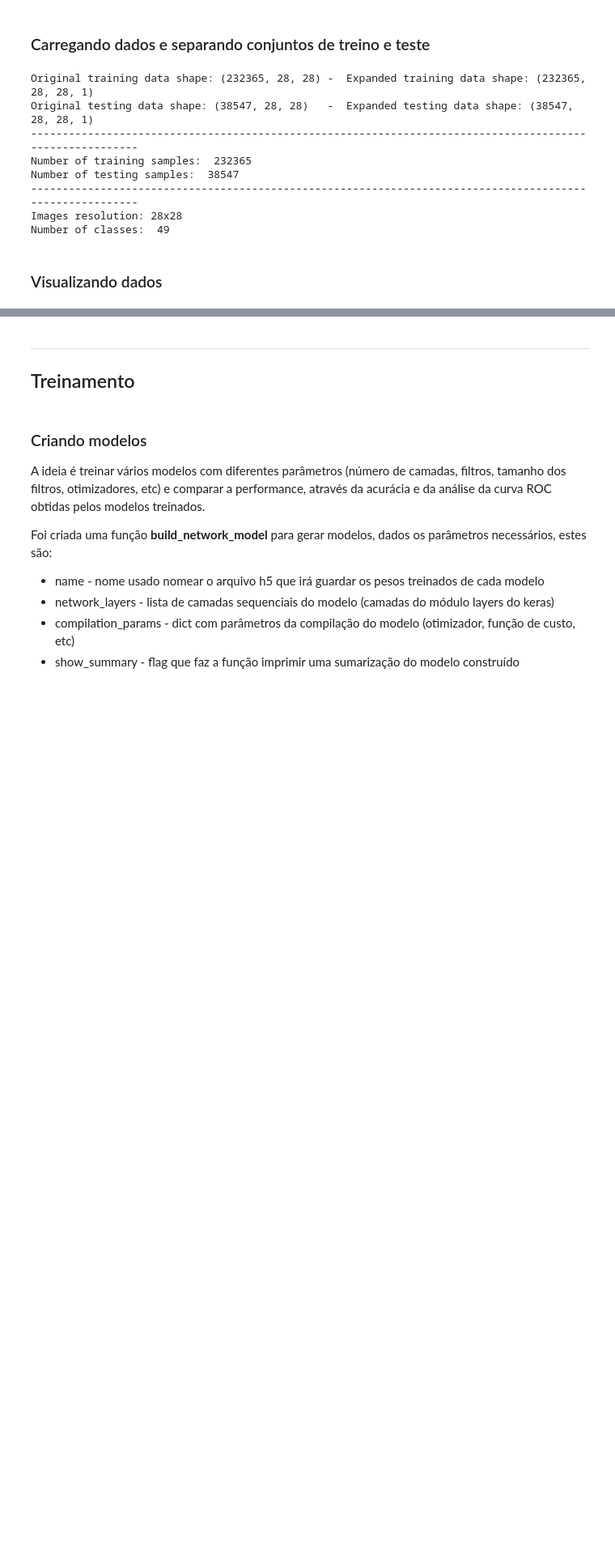
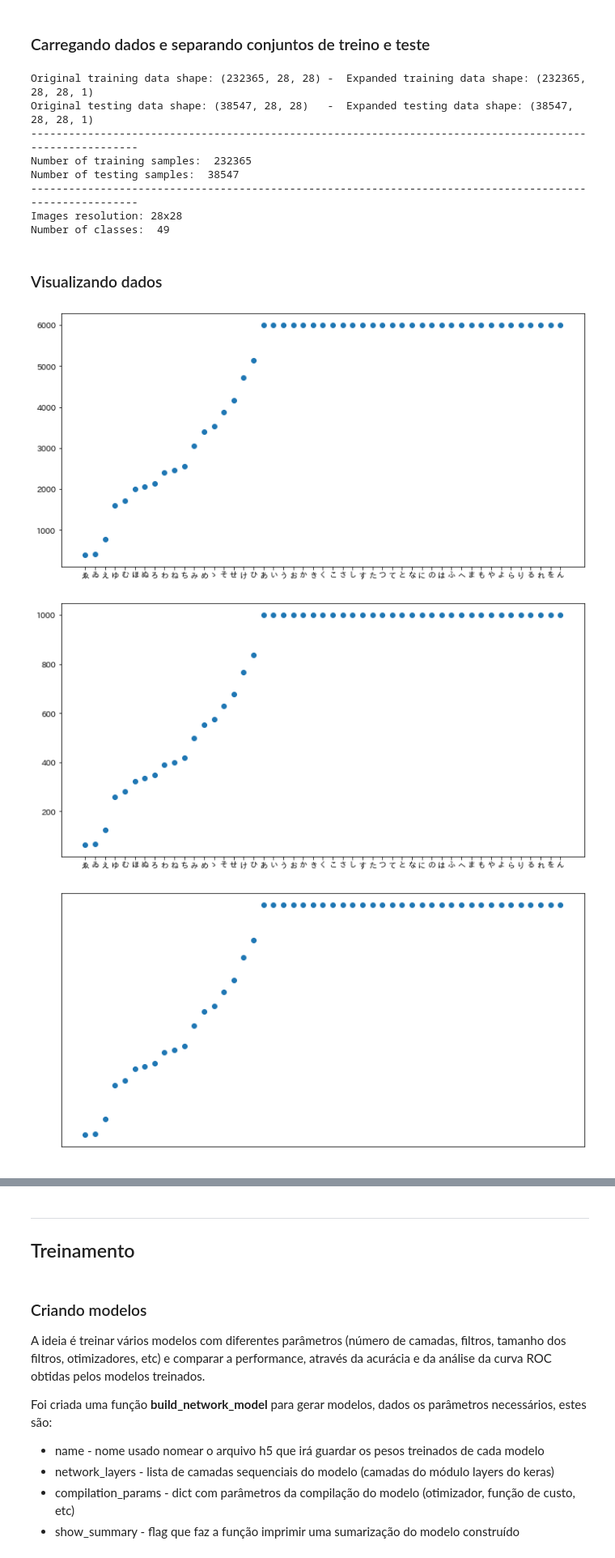
Before and after one commit to medina325/kuzushiji-character-recognition, a Jupyter notebook: AsianCharacterRecognition.ipynb, the cells around one changed output, grey strips where cells are left out. Shown: that part at 81% size. Saved outputs shown, nothing was run; the diff lists cells and outputs as text; code cells hidden in the pictures; blank space fills up the shorter version.

Commit message:
Atualizando plots, README e notebook

```diff
--- a/AsianCharacterRecognition.ipynb
+++ b/AsianCharacterRecognition.ipynb
@@ -148,10 +150,10 @@ def visualize_random_hiraganas(x, y, n_cols=10, n_rows=5, theme_path='dark'):
     ax.imshow(rand_samples[i], cmap='gray')
 
   plt.tight_layout()
-  plt.savefig(f'plots/{theme_path}/{n_imgs}_random_samples', transparent=True)
+  plt.savefig(f'plots/{theme_path}/{n_imgs}_random_samples.svg', transparent=True)
   plt.show()
 
-def visualize_classes_imbalance(y, title=None, theme_path='dark'):
+def visualize_classes_unbalance(y, title=None, theme_path='dark'):
   classes, frequencies = np.unique(y, return_counts=True)
   sorted_lists = sorted(zip(frequencies, classes))
   frequencies, classes = [list(pair) for pair in zip(*sorted_lists)]
@@ -162,9 +164,9 @@ def visualize_classes_imbalance(y, title=None, theme_path='dark'):
   ax1 = fig.add_subplot(111)
   ax1.scatter(hiraganas, frequencies)
 
-  title = title or 'classes_imbalance'
+  title = title or 'classes_unbalance'
   plt.tight_layout()
-  plt.savefig(f'plots/{theme_path}/{title}', transparent=True)
+  plt.savefig(f'plots/{theme_path}/{title}.svg', transparent=True)
   plt.show()
 
 def visualize_same_class_samples(x, y, n_classes=5, n_samples=5, theme_path='dark'):
@@ -201,22 +203,26 @@ def visualize_same_class_samples(x, y, n_classes=5, n_samples=5, theme_path='dar
         i += 1
 
   plt.tight_layout()
-  plt.savefig(f'plots/{theme_path}/{n_rows}_classes_train_samples', transparent=True)
+  plt.savefig(f'plots/{theme_path}/{n_rows}_classes_train_samples.svg', transparent=True)
   plt.show()
 # %%
 if not os.path.isdir('plots/dark'):
     os.makedirs('plots/dark')
 if not os.path.isdir('plots/light'):
     os.makedirs('plots/light')
 
 change_theme('black')
-visualize_random_hiraganas(x_train, y_train_original, n_cols=15)
-visualize_same_class_samples(x_train, y_train_original)
-visualize_classes_imbalance(y_train_original, title='classes_imbalance_train_samples')
-visualize_classes_imbalance(y_test_original, title='classes_imbalance_test_samples')
+# visualize_random_hiraganas(x_train, y_train_original, n_cols=15)
+# visualize_same_class_samples(x_train, y_train_original)
+visualize_classes_unbalance(y_train_original, title='classes_unbalance_train_samples')
+visualize_classes_unbalance(y_test_original, title='classes_unbalance_test_samples')
 
 change_theme('white')
-visualize_random_hiraganas(x_train, y_train_original, n_cols=15, theme_path='light')
-visualize_same_class_samples(x_train, y_train_original, theme_path='light')
-visualize_classes_imbalance(y_train_original, title='classes_imbalance_train_samples', theme_path='light')
-visualize_classes_imbalance(y_test_original, title='classes_imbalance_test_samples', theme_path='light')
+# visualize_random_hiraganas(x_train, y_train_original, n_cols=15, theme_path='light')
+# visualize_same_class_samples(x_train, y_train_original, theme_path='light')
+visualize_classes_unbalance(y_train_original, title='classes_unbalance_train_samples', theme_path='light')
+visualize_classes_unbalance(y_test_original, title='classes_unbalance_test_samples', theme_path='light')
+# %% [output]
+[figure, added]
+[figure, added]
+[figure, added]
```
Also changed, not shown: parts of 10 cells of this notebook, 23 other files.
